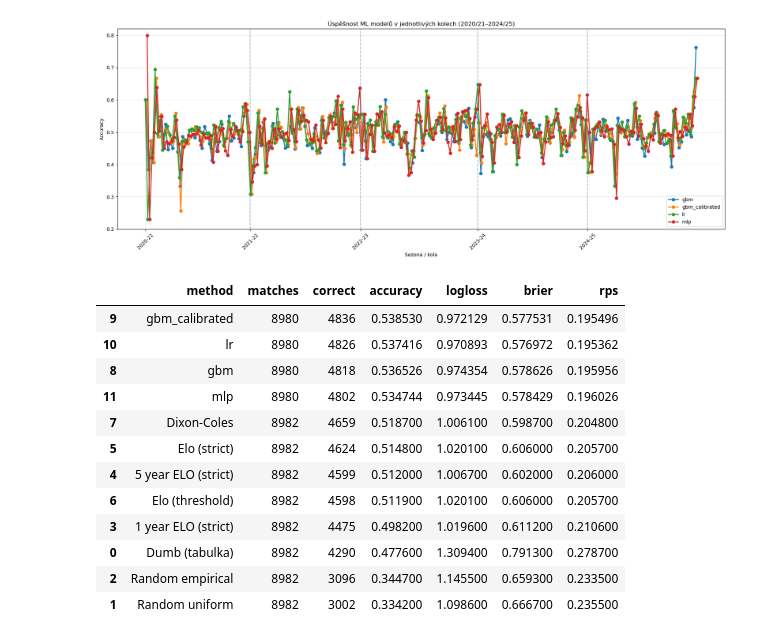
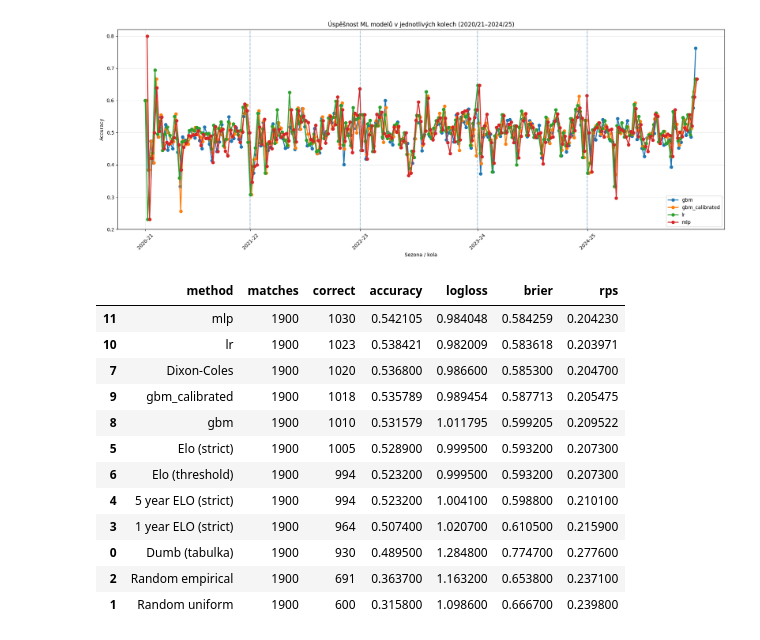
Before and after one commit to Brick187/Bakalarka, a Jupyter notebook: src/Week_graf.ipynb, the cells around one changed output. Cells and saved outputs as stored; diff of their text form; code cells hidden in the pictures.

```diff
--- a/src/Week_graf.ipynb
+++ b/src/Week_graf.ipynb
@@ -10,17 +10,17 @@ import numpy as np
 SEASONS_ORDER = ["2020-21", "2021-22", "2022-23", "2023-24", "2024-25"]
 SEASONS_SET = set(SEASONS_ORDER)
 RESULTS_DIR = Path("../results")
-RESULTS_ML_DIR = Path("../results_ml")
+RESULTS_ML_DIR = Path("../results_ml/vybrane_featury")
 SEASONS_FINAL = [ "2020-21", "2021-22", "2022-23", "2023-24", "2024-25"]
 # Sem dej svoje výstupní CSV soubory s úspěšností metod:
 # Musí mít sloupce: season, file, round, matches, correct, accuracy
 METHOD_FILES = {
     # "název v legendě": "soubor.csv",
-    #"Dumb (tabulka)": "results_dumb_sazkar.csv",
-    #"Random uniform": "results_random_uniform.csv",
-    #"Random empirical": "results_random_empirical.csv",
-    #"1 year ELO (strict)": "results_country_elo_1season.csv",
-    #"5 year ELO (strict)": "results_country_elo_5season.csv",
+    "Dumb (tabulka)": "results_dumb_sazkar.csv",
+    "Random uniform": "results_random_uniform.csv",
+    "Random empirical": "results_random_empirical.csv",
+    "1 year ELO (strict)": "results_country_elo_1season.csv",
+    "5 year ELO (strict)": "results_country_elo_5season.csv",
     "Elo (strict)": "elo_week_roundstyle_strict.csv",
     "Elo (threshold)": "elo_week_roundstyle_threshold.csv",
     "Dixon-Coles": "results_dixon_coles_weekly.csv",
@@ -254,7 +254,7 @@ for method, file in METHOD_FILES.items():
 
 
     df = df[df["season"].isin([ "2020-21", "2021-22", "2022-23", "2023-24", "2024-25"])]
-    df = df[df["file"].isin(["E0", "D1", "I1", "F1", "SP1", "E0_elo.csv", "D1_elo.csv", "I1_elo.csv", "F1_elo.csv", "SP1_elo.csv"])]
+    df = df[df["file"].isin(["E0","E0_elo.csv"])]
     total_matches = df["matches"].sum()
     total_correct = df["correct"].sum()
 
@@ -291,7 +291,7 @@ for method, file in METHOD_FILES.items():
 # =========================
 ml_pred_path = RESULTS_ML_DIR / "machine_learning_match_predictions.csv"
 
-TOP5_LEAGUES = ["E0_elo", "D1_elo", "SP1_elo", "I1_elo", "F1_elo"]
+TOP5_LEAGUES = ["E0_elo"]
 
 if ml_pred_path.exists():
     ml_pred = pd.read_csv(
@@ -317,44 +317,43 @@ if ml_pred_path.exists():
             total_correct = part["Correct"].sum()
 
             results.append({
                 "method": model_name,
                 "matches": total_matches,
                 "correct": int(total_correct),
                 "accuracy": total_correct / total_matches,
                 "logloss": logloss_from_probs(part),
                 "brier": brier_from_probs(part),
                 "rps": rps_from_probs(part),
             })
 
 else:
     print(f"Chybí ML soubor: {ml_pred_path}")
 
 # =========================
 # FINÁLNÍ TABULKA
 # =========================
 summary_df = pd.DataFrame(results)
-
 summary_df = summary_df.sort_values(
     by=["accuracy"],
     ascending=[False],
     na_position="last"
 )
 
 
-summary_df.to_csv("../results/zaverecna_tabulka_metod.csv", index=False)
+summary_df.to_csv("../results/zaverecna_tabulka_metod_featury.csv", index=False)
 
 summary_df
 # %% [output]
 |  | method | matches | correct | accuracy | logloss | brier | rps |
-| 9 | gbm_calibrated | 8980 | 4836 | 0.538530 | 0.972129 | 0.577531 | 0.195496 |
-| 10 | lr | 8980 | 4826 | 0.537416 | 0.970893 | 0.576972 | 0.195362 |
-| 8 | gbm | 8980 | 4818 | 0.536526 | 0.974354 | 0.578626 | 0.195956 |
-| 11 | mlp | 8980 | 4802 | 0.534744 | 0.973445 | 0.578429 | 0.196026 |
-| 7 | Dixon-Coles | 8982 | 4659 | 0.518700 | 1.006100 | 0.598700 | 0.204800 |
-| 5 | Elo (strict) | 8982 | 4624 | 0.514800 | 1.020100 | 0.606000 | 0.205700 |
-| 4 | 5 year ELO (strict) | 8982 | 4599 | 0.512000 | 1.006700 | 0.602000 | 0.206000 |
-| 6 | Elo (threshold) | 8982 | 4598 | 0.511900 | 1.020100 | 0.606000 | 0.205700 |
-| 3 | 1 year ELO (strict) | 8982 | 4475 | 0.498200 | 1.019600 | 0.611200 | 0.210600 |
-| 0 | Dumb (tabulka) | 8982 | 4290 | 0.477600 | 1.309400 | 0.791300 | 0.278700 |
-| 2 | Random empirical | 8982 | 3096 | 0.344700 | 1.145500 | 0.659300 | 0.233500 |
-| 1 | Random uniform | 8982 | 3002 | 0.334200 | 1.098600 | 0.666700 | 0.235500 |
+| 11 | mlp | 1900 | 1030 | 0.542105 | 0.984048 | 0.584259 | 0.204230 |
+| 10 | lr | 1900 | 1023 | 0.538421 | 0.982009 | 0.583618 | 0.203971 |
+| 7 | Dixon-Coles | 1900 | 1020 | 0.536800 | 0.986600 | 0.585300 | 0.204700 |
+| 9 | gbm_calibrated | 1900 | 1018 | 0.535789 | 0.989454 | 0.587713 | 0.205475 |
+| 8 | gbm | 1900 | 1010 | 0.531579 | 1.011795 | 0.599205 | 0.209522 |
+| 5 | Elo (strict) | 1900 | 1005 | 0.528900 | 0.999500 | 0.593200 | 0.207300 |
+| 6 | Elo (threshold) | 1900 | 994 | 0.523200 | 0.999500 | 0.593200 | 0.207300 |
+| 4 | 5 year ELO (strict) | 1900 | 994 | 0.523200 | 1.004100 | 0.598800 | 0.210100 |
+| 3 | 1 year ELO (strict) | 1900 | 964 | 0.507400 | 1.020700 | 0.610500 | 0.215900 |
+| 0 | Dumb (tabulka) | 1900 | 930 | 0.489500 | 1.284800 | 0.774700 | 0.277600 |
+| 2 | Random empirical | 1900 | 691 | 0.363700 | 1.163200 | 0.653800 | 0.237100 |
+| 1 | Random uniform | 1900 | 600 | 0.315800 | 1.098600 | 0.666700 | 0.239800 |
```
Also changed, not shown: parts of 3 cells of this notebook, 6 other files.
